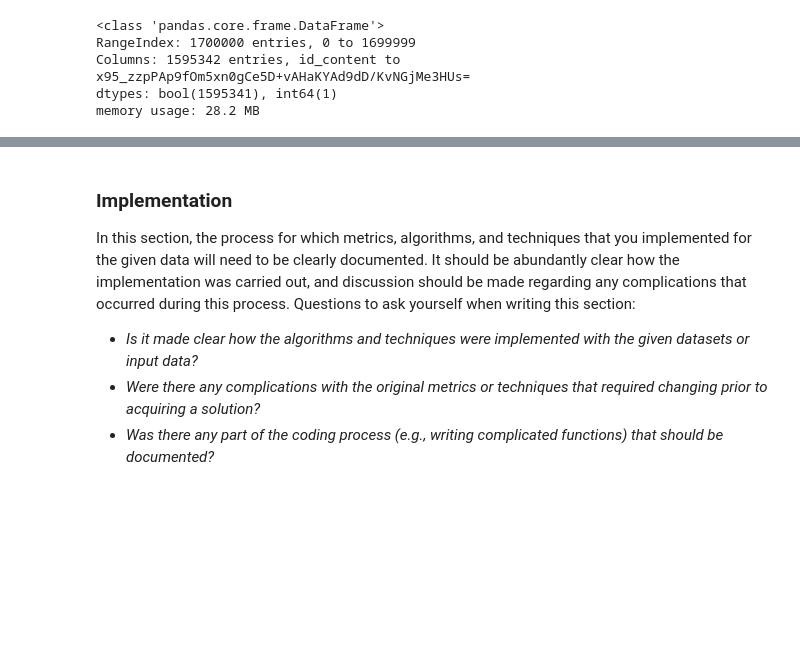
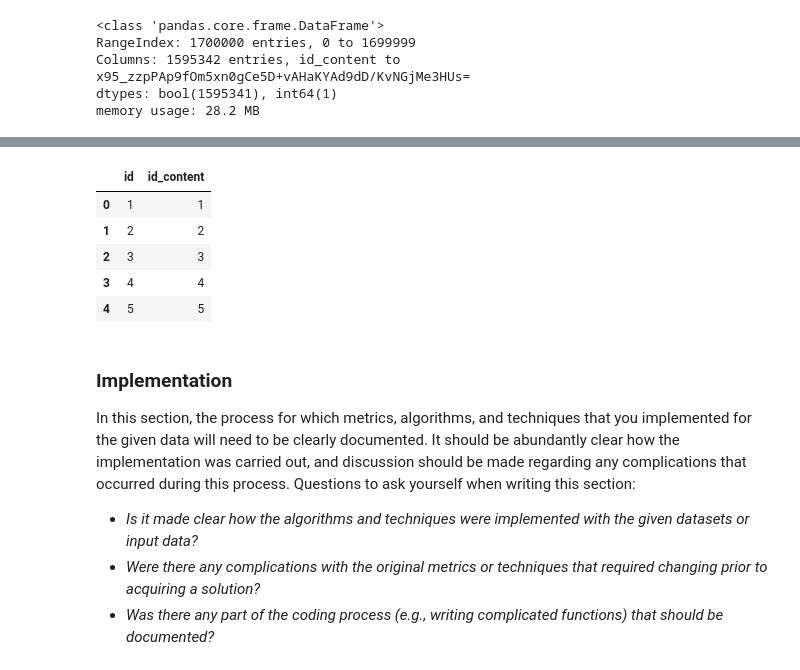
Before and after one commit to felipe-dossantos-dev/mlnd-capstone-tradeshift, a Jupyter notebook: notebooks/capstone-report.ipynb, the cells around one changed output, grey strips where cells are left out. Drawn from its saved outputs; the diff is of its cells as text; code cells hidden in the pictures; blank space fills up the shorter version.

```diff
--- a/notebooks/capstone-report.ipynb
+++ b/notebooks/capstone-report.ipynb
@@ -925,3 +901,14 @@ train_features.iloc[0:5, 140:150]
+# %%
+train_features = train_features = pd.read_pickle('../working/11_train_pre_processed.pkl')
+# %%
+train_features[['id', 'id_content']].head()
+# %% [output]
+|  | id | id_content |
+| 0 | 1 | 1 |
+| 1 | 2 | 2 |
+| 2 | 3 | 3 |
+| 3 | 4 | 4 |
+| 4 | 5 | 5 |
 # %% [markdown]
 ### Implementation
 In this section, the process for which metrics, algorithms, and techniques that you implemented for the given data will need to be clearly documented. It should be abundantly clear how the implementation was carried out, and discussion should be made regarding any complications that occurred during this process. Questions to ask yourself when writing this section:
```
Also changed, not shown: parts of 9 cells of this notebook.
